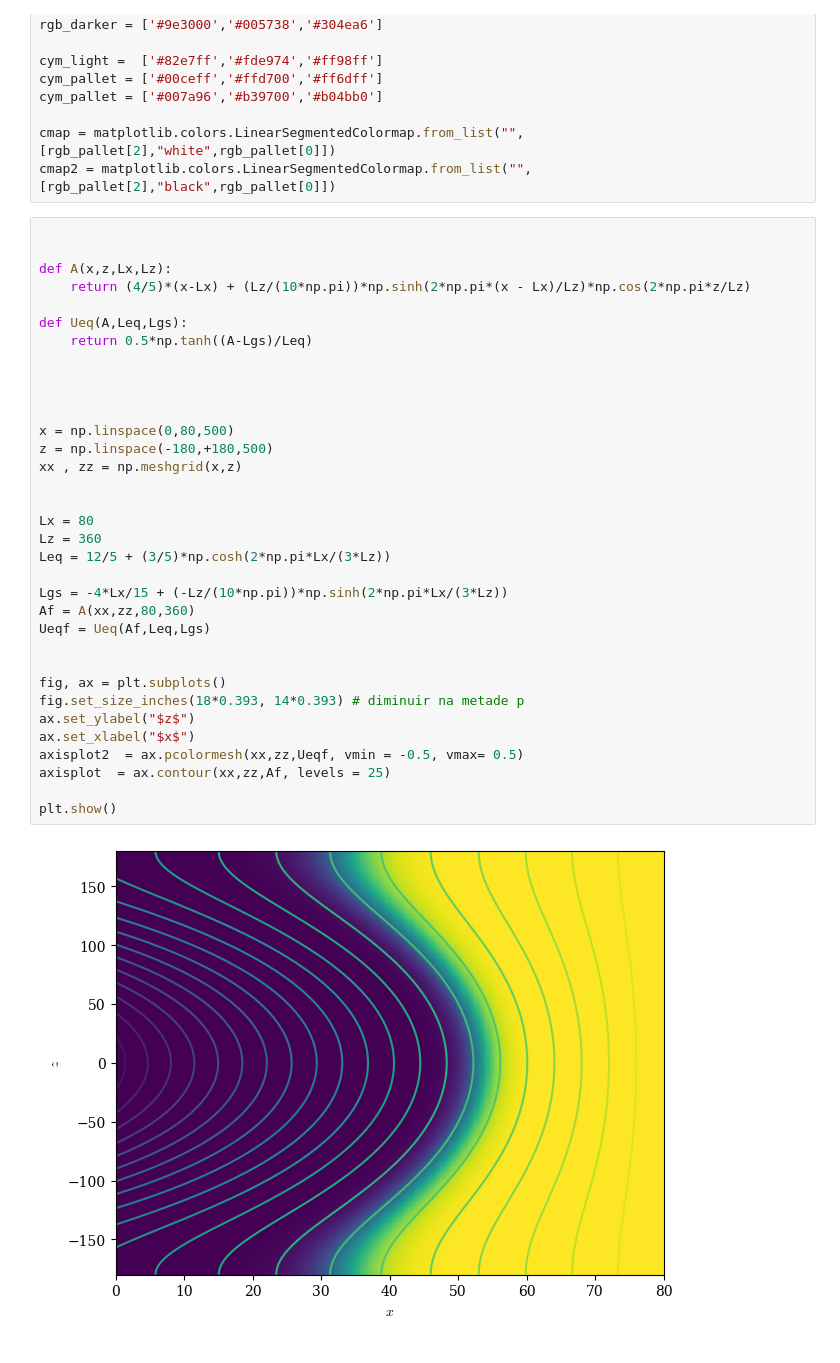
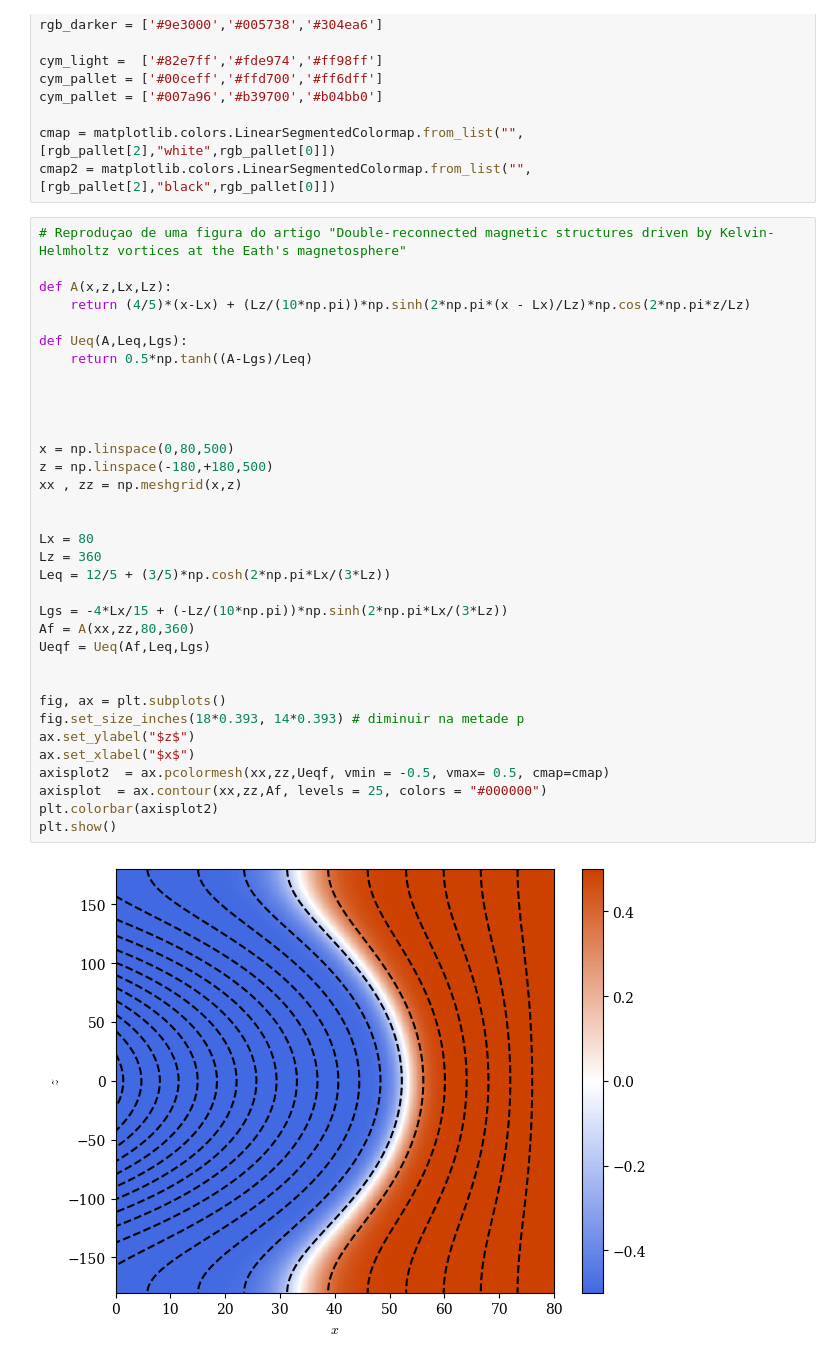
Before and after one commit to Farinha96br/git_douts, a Jupyter notebook: notas_magrec.ipynb, the cells around one changed output. Drawn from its saved outputs; the diff is of its cells as text.

```diff
--- a/notas_magrec.ipynb
+++ b/notas_magrec.ipynb
@@ -25,38 +25,38 @@ cym_pallet = ['#007a96','#b39700','#b04bb0']
 cmap = matplotlib.colors.LinearSegmentedColormap.from_list("", [rgb_pallet[2],"white",rgb_pallet[0]])
 cmap2 = matplotlib.colors.LinearSegmentedColormap.from_list("", [rgb_pallet[2],"black",rgb_pallet[0]])
 # %%
-
+# Reproduçao de uma figura do artigo "Double-reconnected magnetic structures driven by Kelvin-Helmholtz vortices at the Eath's magnetosphere"
 
 def A(x,z,Lx,Lz):
     return (4/5)*(x-Lx) + (Lz/(10*np.pi))*np.sinh(2*np.pi*(x - Lx)/Lz)*np.cos(2*np.pi*z/Lz)
 
 def Ueq(A,Leq,Lgs):
     return 0.5*np.tanh((A-Lgs)/Leq)
 
 
 
 
 x = np.linspace(0,80,500)
 z = np.linspace(-180,+180,500)
 xx , zz = np.meshgrid(x,z)
 
 
 Lx = 80
 Lz = 360
 Leq = 12/5 + (3/5)*np.cosh(2*np.pi*Lx/(3*Lz))
 
 Lgs = -4*Lx/15 + (-Lz/(10*np.pi))*np.sinh(2*np.pi*Lx/(3*Lz))
 Af = A(xx,zz,80,360)
 Ueqf = Ueq(Af,Leq,Lgs)
 
 
 fig, ax = plt.subplots()
 fig.set_size_inches(18*0.393, 14*0.393) # diminuir na metade p
 ax.set_ylabel("$z$")
 ax.set_xlabel("$x$")
-axisplot2  = ax.pcolormesh(xx,zz,Ueqf, vmin = -0.5, vmax= 0.5)
-axisplot  = ax.contour(xx,zz,Af, levels = 25)
-
+axisplot2  = ax.pcolormesh(xx,zz,Ueqf, vmin = -0.5, vmax= 0.5, cmap=cmap)
+axisplot  = ax.contour(xx,zz,Af, levels = 25, colors = "#000000")
+plt.colorbar(axisplot2)
 plt.show()
 # %% [output]
-[figure, old version]
+[figure, new version]
```
Also changed, not shown: parts of 2 cells of this notebook, 1 other file.
